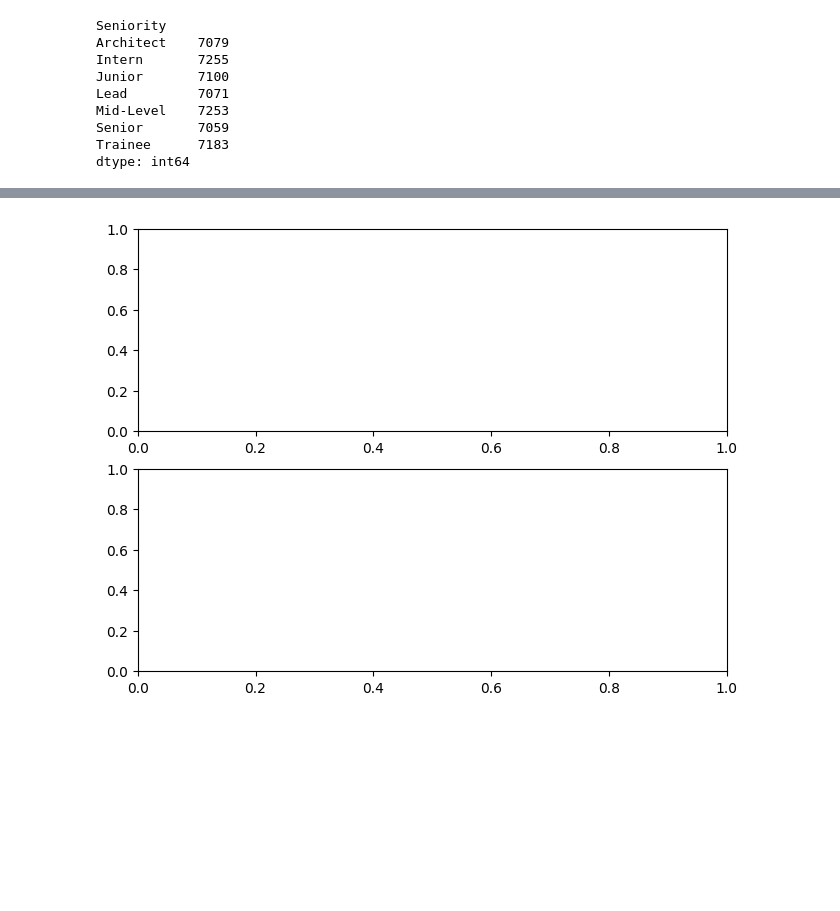
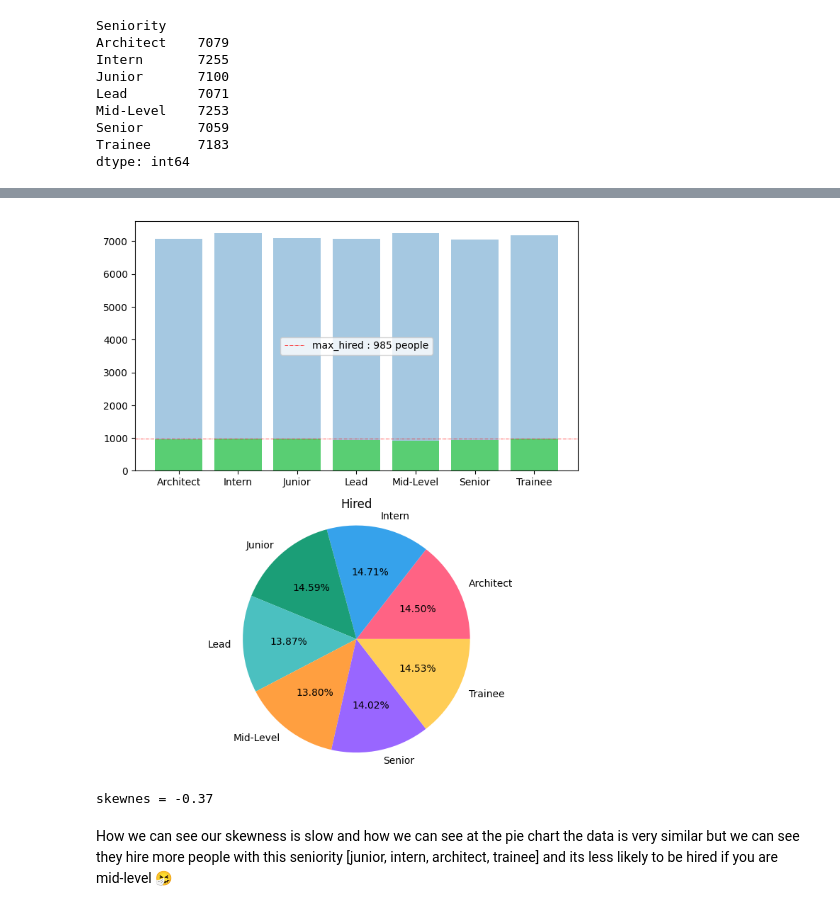
Before and after one commit to JoanMz/Workshop_one, a Jupyter notebook: Src/Notebooks/EDA.ipynb, the cells around one changed output, grey strips where cells are left out. Cells and saved outputs as stored; diff of their text form; code cells hidden in the pictures; blank space fills up the shorter version.

```diff
--- a/Src/Notebooks/EDA.ipynb
+++ b/Src/Notebooks/EDA.ipynb
@@ -388,4 +392,22 @@ plt.show()
-# %%
-fig, ax = plt.subplots(2, layout="constrained")
-# %% [output]
-[figure, removed]
+# %%
+fig, ax = plt.subplots(2, layout="constrained", figsize=(7,8))
+ax[0].bar(hired_by_seniority.index,hired_by_seniority.values, alpha=0.4)
+ax[0].bar(hired_by_seniority_h.index, hired_by_seniority_h.values, color="#0ED507", alpha=0.5)
+ax[0].axhline(y=hired_by_seniority_h.max(), linestyle="-.", linewidth=0.5, color ="red",label=f"max_hired : {hired_by_seniority_h.max()} people")
+ax[0].legend(loc="center")
+
+colors=["#ff6384", "#36a2eb", "#1b9e77", "#4bc0c0", "#ff9f40", "#9966ff", "#ffcd56"]
+ax[1].pie(hired_by_seniority_h, labels=hired_by_seniority.index, autopct=lambda p: '{:.2f}%'.format(p), colors=colors)
+ax[1].axis("equal")
+ax[1].set_title("Hired")
+fig.tight_layout()
+plt.show()
+# %% [output]
+[figure, added]
+# %%
+print( f"skewnes = {hired_by_seniority_h.skew():.2f}")
+# %% [output]
+skewnes = -0.37
+# %% [markdown]
+How we can see our skewness is slow and how we can see at the pie chart the data is very similar but we can see they hire more people with this seniority [junior, intern, architect, trainee] and its less likely to be hired if you are mid-level
+🤧
```
Also changed, not shown: parts of 18 cells of this notebook, 1 other file.
